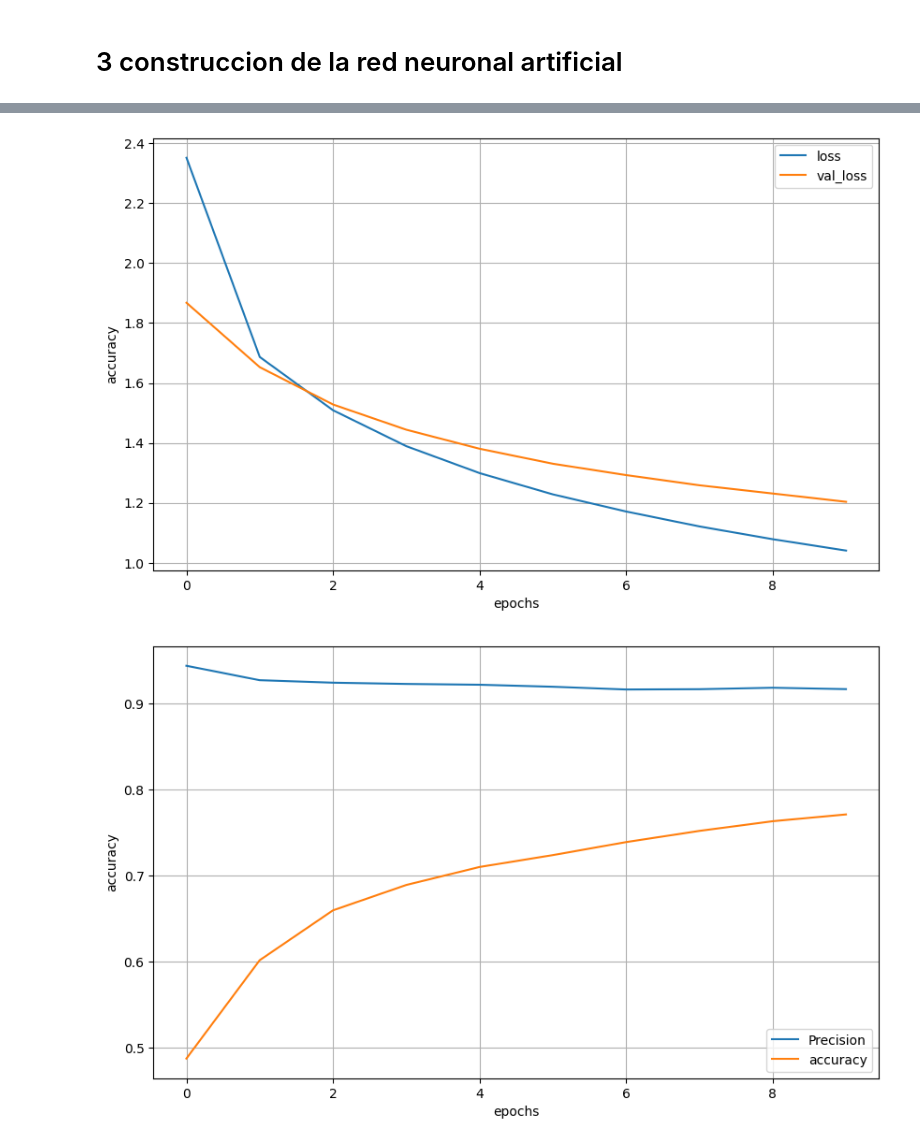
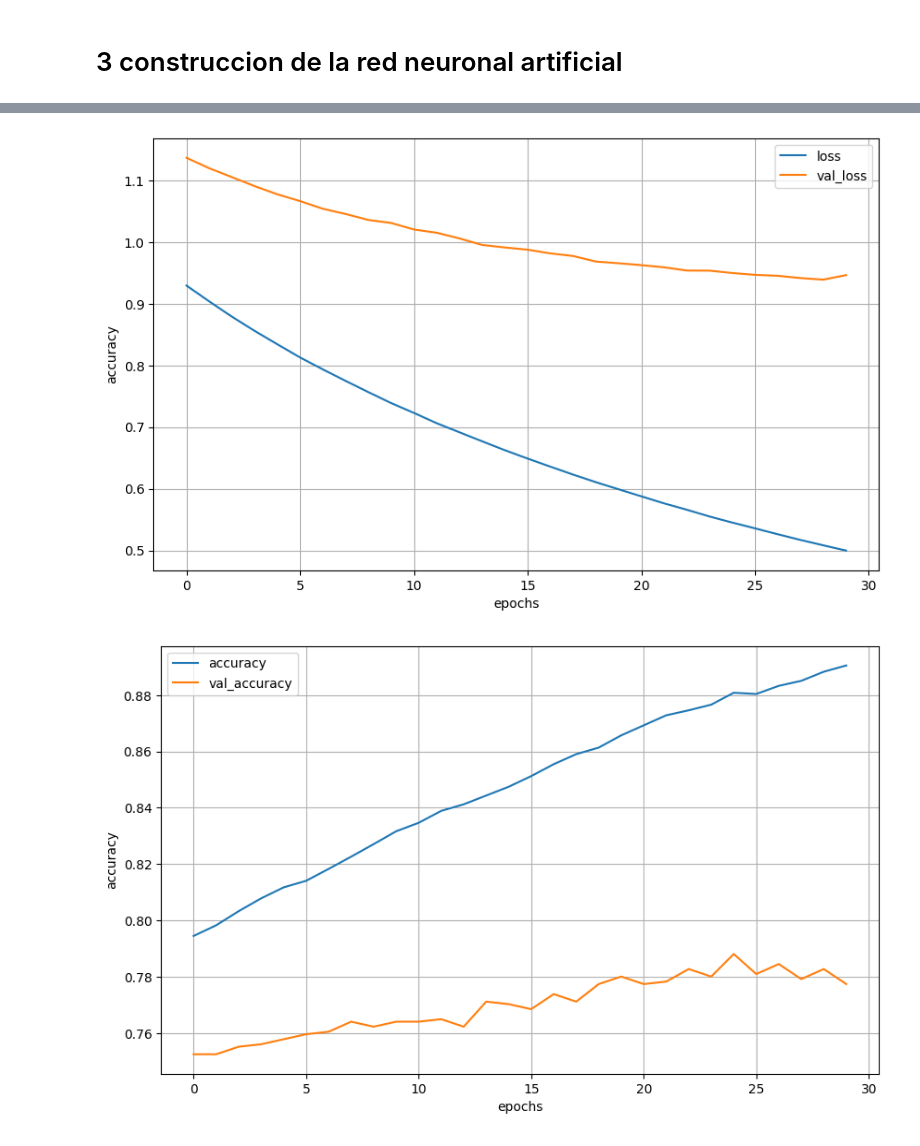
Before and after one commit to francoCarMar/Ciencia-de-datos-con-python, a Jupyter notebook: deep_learning/funciones_optimizacion.ipynb, the cells around one changed output, grey strips where cells are left out. Saved outputs shown, nothing was run; the diff lists cells and outputs as text; code cells hidden in the pictures.

```diff
--- a/deep_learning/funciones_optimizacion.ipynb
+++ b/deep_learning/funciones_optimizacion.ipynb
@@ -114,8 +114,8 @@ model.compile(
 history = model.fit(
     X_train,
     Y_train,
-    epochs = 10,
-    batch_size=512
+    epochs = 30,
+    batch_size=32,
     validation_data=(X_val, Y_val)
 )
 # %% [output]
@@ -148,14 +145,14 @@ plt.xlabel("epochs")
 plt.ylabel("accuracy")
 plt.show()
 # %% [output]
-[figure, old version]
+[figure, new version]
 # %%
 import pandas as pd
 import matplotlib.pyplot as plt
-pd.DataFrame(history.history)[['Precision','accuracy']].plot(figsize=(10,6))
+pd.DataFrame(history.history)[['accuracy','val_accuracy']].plot(figsize=(10,6))
 plt.grid(True)
 plt.xlabel("epochs")
 plt.ylabel("accuracy")
 plt.show()
 # %% [output]
-[figure, old version]
+[figure, new version]
```
Also changed, not shown: parts of 1 cell of this notebook, 2 other files.
